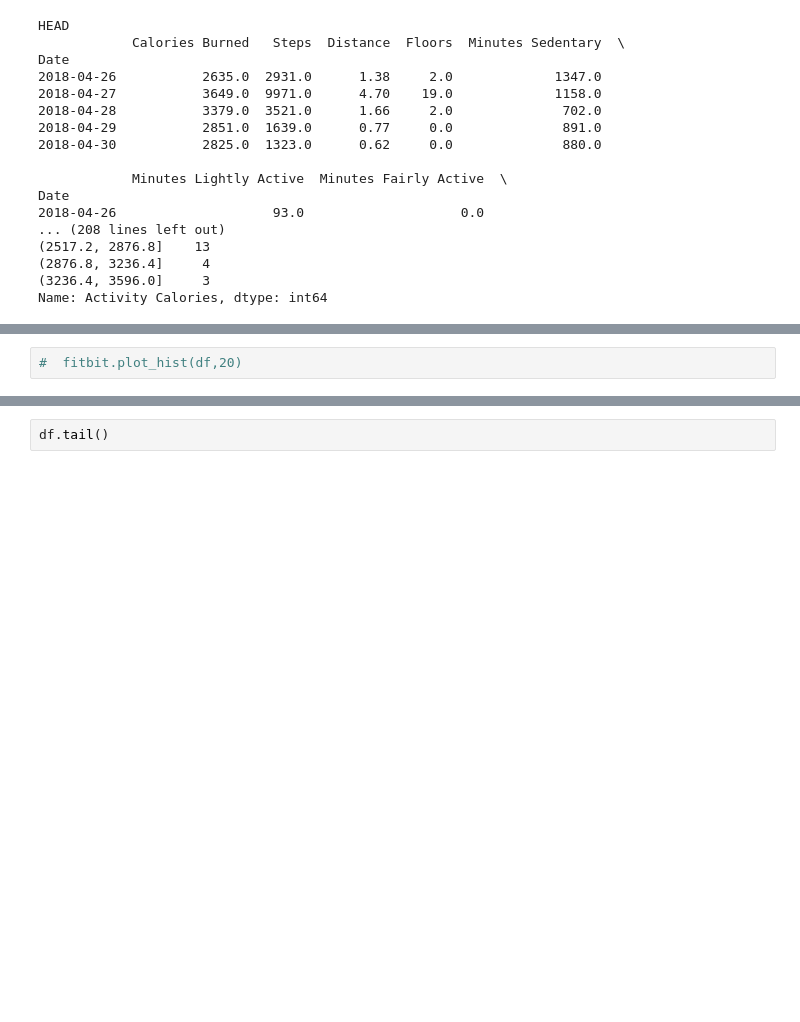
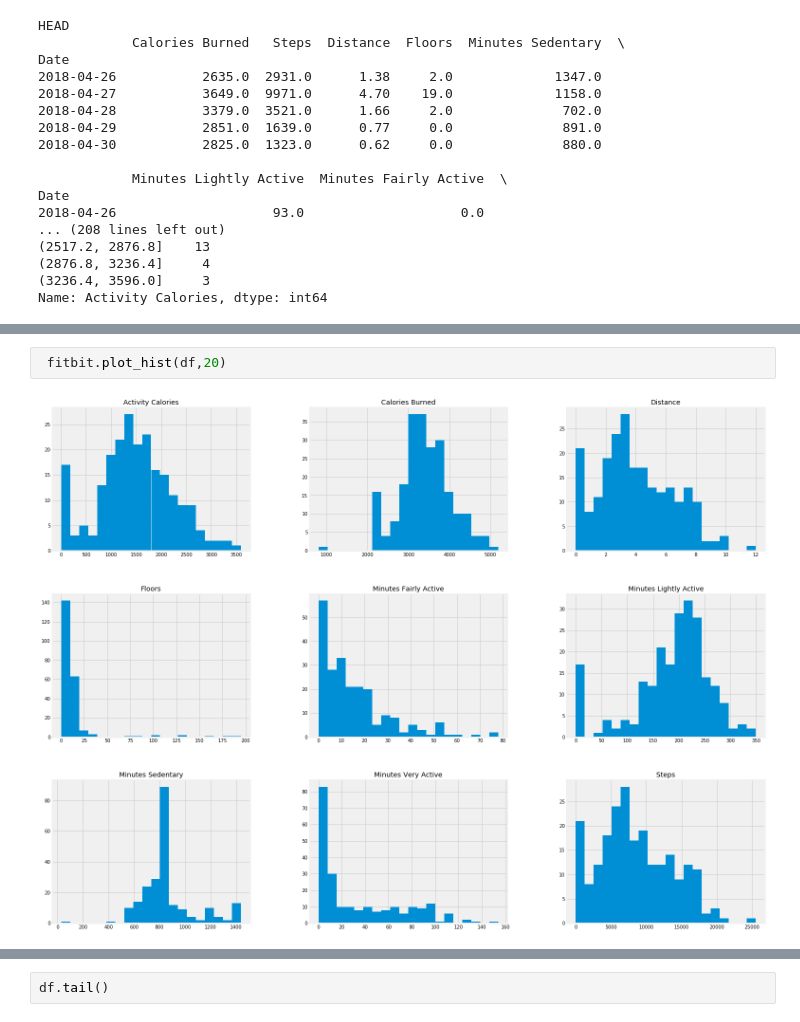
Before and after one commit to jesseanddd/fitbit, a Jupyter notebook: dd_fitbit.ipynb, the cells around one changed output, grey strips where cells are left out. Drawn from its saved outputs; the diff is of its cells as text; blank space fills up the shorter version.

```diff
--- a/dd_fitbit.ipynb
+++ b/dd_fitbit.ipynb
@@ -132,3 +134,5 @@ Name: Activity Calories, dtype: int64
 # %%
-#  fitbit.plot_hist(df,20)
+ fitbit.plot_hist(df,20)
+# %% [output]
+[figure, added]
 # %%
```
Also changed, not shown: parts of 8 cells of this notebook, 1 other file.
